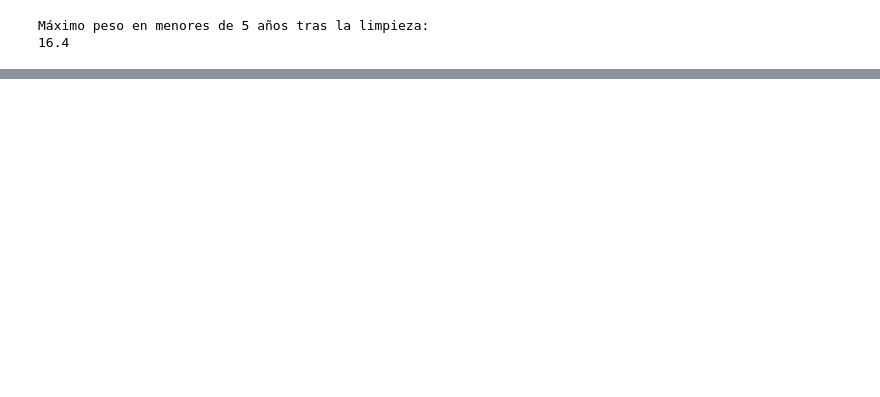
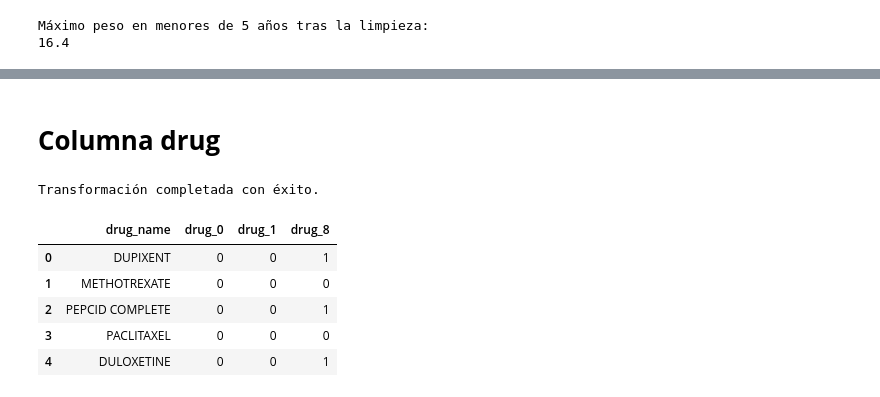
Before and after one commit to Ruhtenio/Mineria_Datos002D, a Jupyter notebook: Eventos_adversos_FDA.ipynb, the cells around one changed output, grey strips where cells are left out. Drawn from its saved outputs; the diff is of its cells as text; code cells hidden in the pictures; blank space fills up the shorter version.

```diff
--- a/Eventos_adversos_FDA.ipynb
+++ b/Eventos_adversos_FDA.ipynb
@@ -379,0 +411,22 @@ Máximo peso en menores de 5 años tras la limpieza:
+# %% [markdown]
+# **Columna drug**
+# %%
+df2['drug_name'] = df2['drug'] #Creamos una copia por que la columna se va a borrar
+
+
+encoder_drug = ce.BinaryEncoder(cols=['drug'])
+
+# 2. Transformamos df2
+df2 = encoder_drug.fit_transform(df2)
+
+print("Transformación completada con éxito")
+# Verificamos que tenemos tanto los bits como el nombre
+display(df2[['drug_name', 'drug_0', 'drug_1', 'drug_8']].head())
+# %% [output]
+Transformación completada con éxito.
+|  | drug_name | drug_0 | drug_1 | drug_8 |
+| 0 | DUPIXENT | 0 | 0 | 1 |
+| 1 | METHOTREXATE | 0 | 0 | 0 |
+| 2 | PEPCID COMPLETE | 0 | 0 | 1 |
+| 3 | PACLITAXEL | 0 | 0 | 0 |
+| 4 | DULOXETINE | 0 | 0 | 1 |
```
Also changed, not shown: parts of 9 cells of this notebook, 2 other files.
